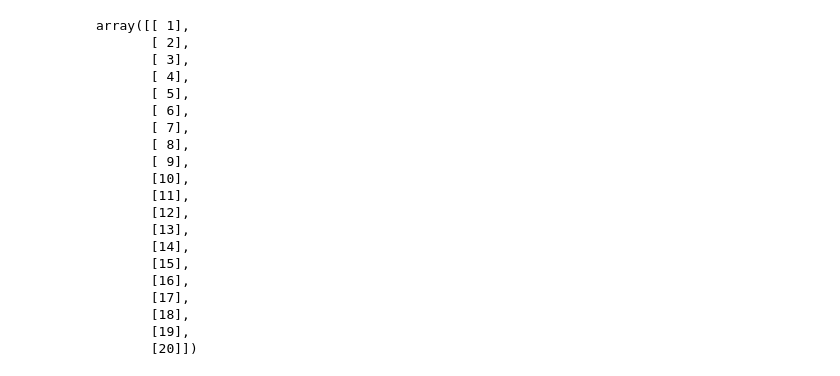
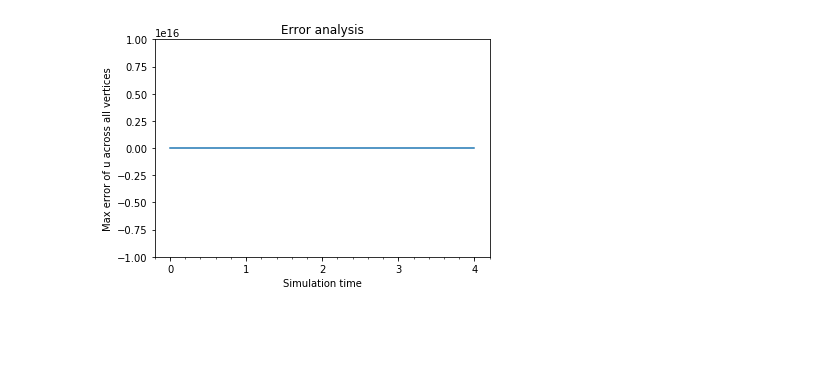
Before and after one commit to ZacharyVernec/PDE-FIND, a Jupyter notebook: Heat Equation.ipynb, the cells around one changed output. Drawn from its saved outputs; the diff is of its cells as text; code cells hidden in the pictures; blank space fills up the shorter version.

```diff
--- a/Heat Equation.ipynb
+++ b/Heat Equation.ipynb
@@ -129,32 +132,26 @@ plt.show()
+# %%
+def display_error(mesh_info, logs, major_ticks_period=1):
+    #the simulation time is displayed every major_ticks_period times the timestep dt
+
+    fig = plt.figure()
+    ax = fig.add_subplot(111)
+
+    ax.plot(logs['t'], logs['error_max'])
+    ax.set_ylim([-1e16, 1e16])
+
+    ax.set_title('Error analysis')
+    ax.set_xlabel('Simulation time')
+    ax.set_ylabel('Max error of u across all vertices')
+    ax.xaxis.set_major_locator(plt.MultipleLocator(mesh_info['dt']*major_ticks_period))
+    ax.xaxis.set_minor_locator(plt.MultipleLocator(mesh_info['dt']))
+
+    plt.show()
+
+display_error(mesh_info, logs, major_ticks_period=5)
+# %% [output]
+[figure, added]
 # %%
 ### other
-# %%
-n = 20
-rowsmax = 1e21
-cols = int(np.ceil(n/rowsmax))
-rows = int(np.ceil(n/cols))
-(np.arange(rows*cols)+1).reshape(rows, cols)
-# %% [output]
-array([[ 1],
-       [ 2],
-       [ 3],
-       [ 4],
-       [ 5],
-       [ 6],
-       [ 7],
-       [ 8],
-       [ 9],
-       [10],
-       [11],
-       [12],
-       [13],
-       [14],
-       [15],
-       [16],
-       [17],
-       [18],
-       [19],
-       [20]])
 # %%
 uvals = u_hist[0].compute_vertex_values()
 xyvals = mesh.coordinates()
```
Also changed, not shown: parts of 4 cells of this notebook.
